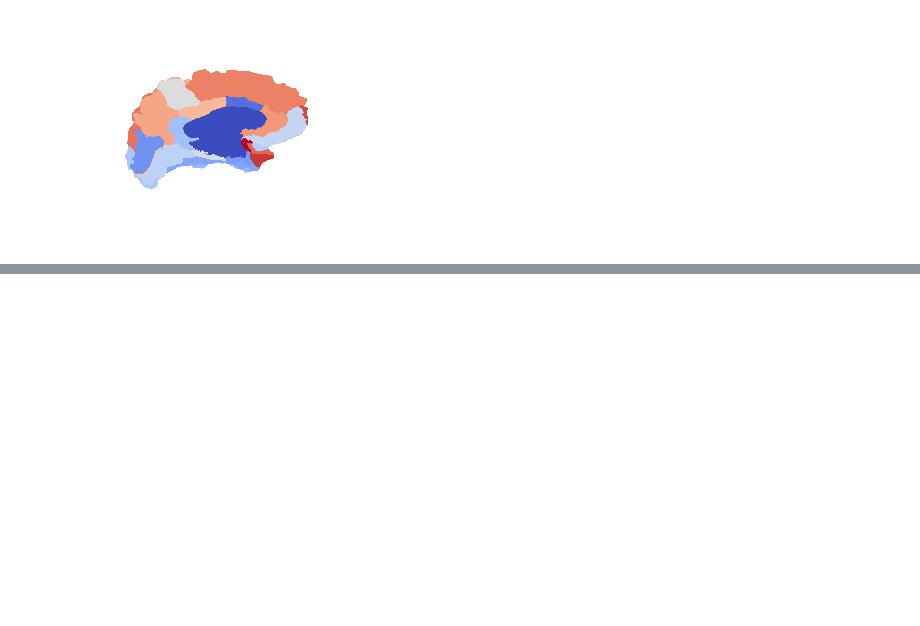
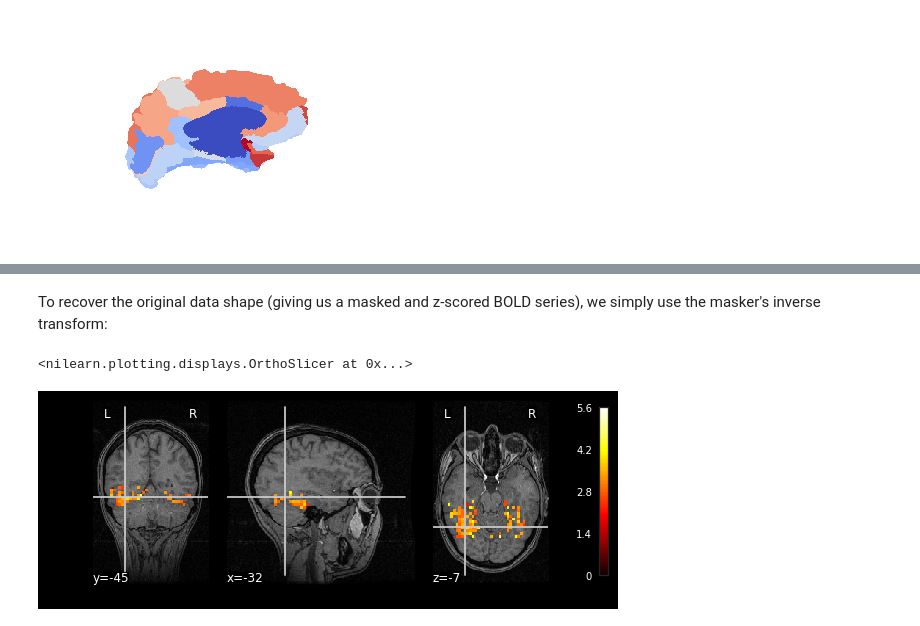
Before and after one commit to nipy/workshops, a Jupyter notebook: 2017-03-boston/lectures/nibabel_nilearn_tutorial.ipynb, the cells around one changed output, grey strips where cells are left out. Cells and saved outputs as stored; diff of their text form; code cells hidden in the pictures; blank space fills up the shorter version.

```diff
--- a/2017-03-boston/lectures/nibabel_nilearn_tutorial.ipynb
+++ b/2017-03-boston/lectures/nibabel_nilearn_tutorial.ipynb
@@ -398,0 +448,5 @@ _ = nl.plotting.plot_surf_roi('lh.white', aparc[0], bg_map=sulc, view='medial')
+# %%
+masker = nl.input_data.NiftiMasker(mask_img=mask, standardize=True)
+samples = masker.fit_transform(bold)
+print(samples)
+print(samples.shape)
@@ -398,0 +468,11 @@ _ = nl.plotting.plot_surf_roi('lh.white', aparc[0], bg_map=sulc, view='medial')
+# %% [markdown]
+To recover the original data shape (giving us a masked and z-scored BOLD series), we simply use the masker's inverse transform:
+# %%
+masked_epi = masker.inverse_transform(samples)
+
+# For visualization... not useful
+max_zscores = nl.image.math_img("np.abs(img).max(axis=3)", img=masked_epi)
+nl.plotting.plot_stat_map(max_zscores, bg_img=anat, dim=-1)
+# %% [output]
+<nilearn.plotting.displays.OrthoSlicer at 0x...>
+[figure, added]
```
Also changed, not shown: parts of 26 cells of this notebook.
